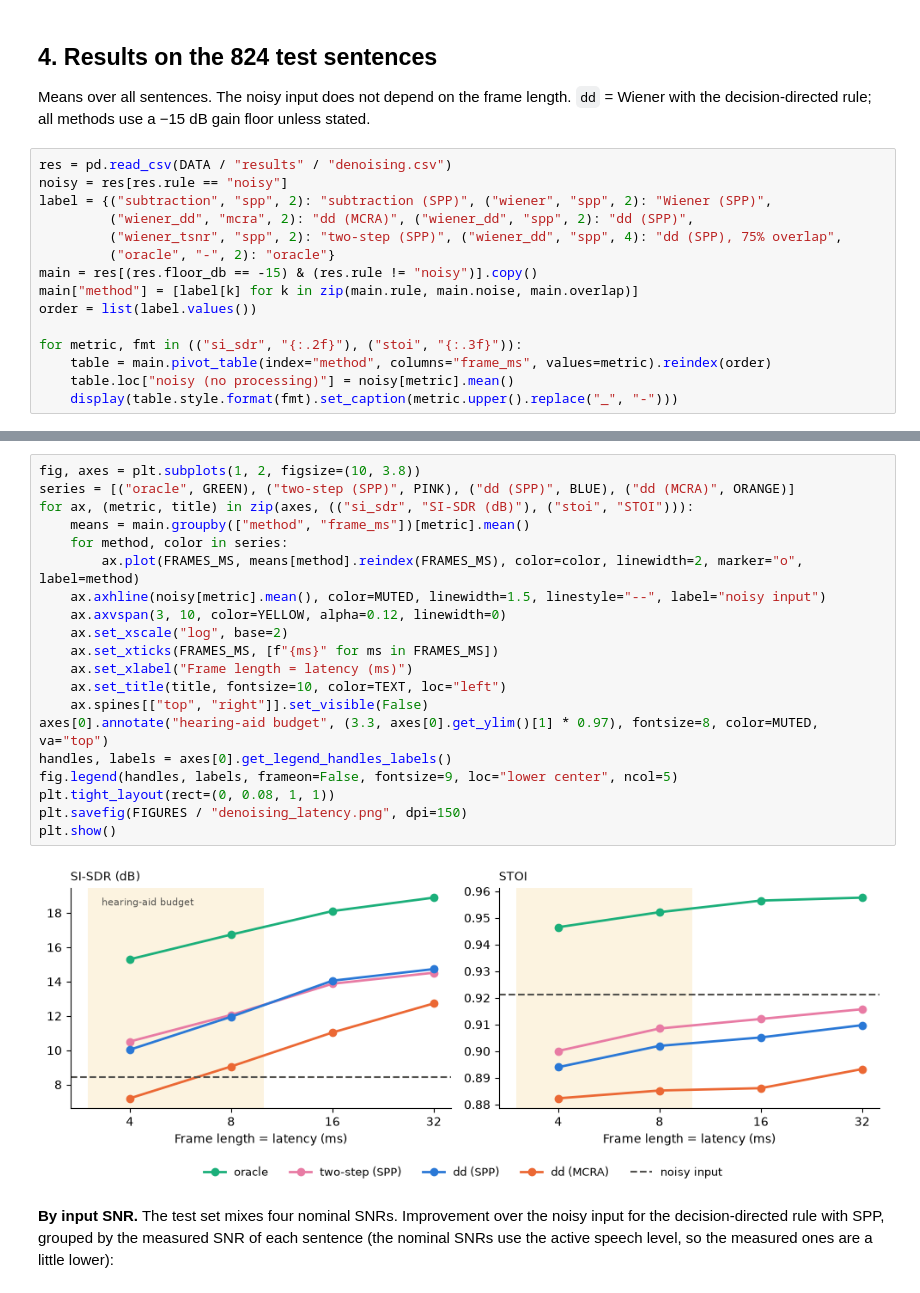
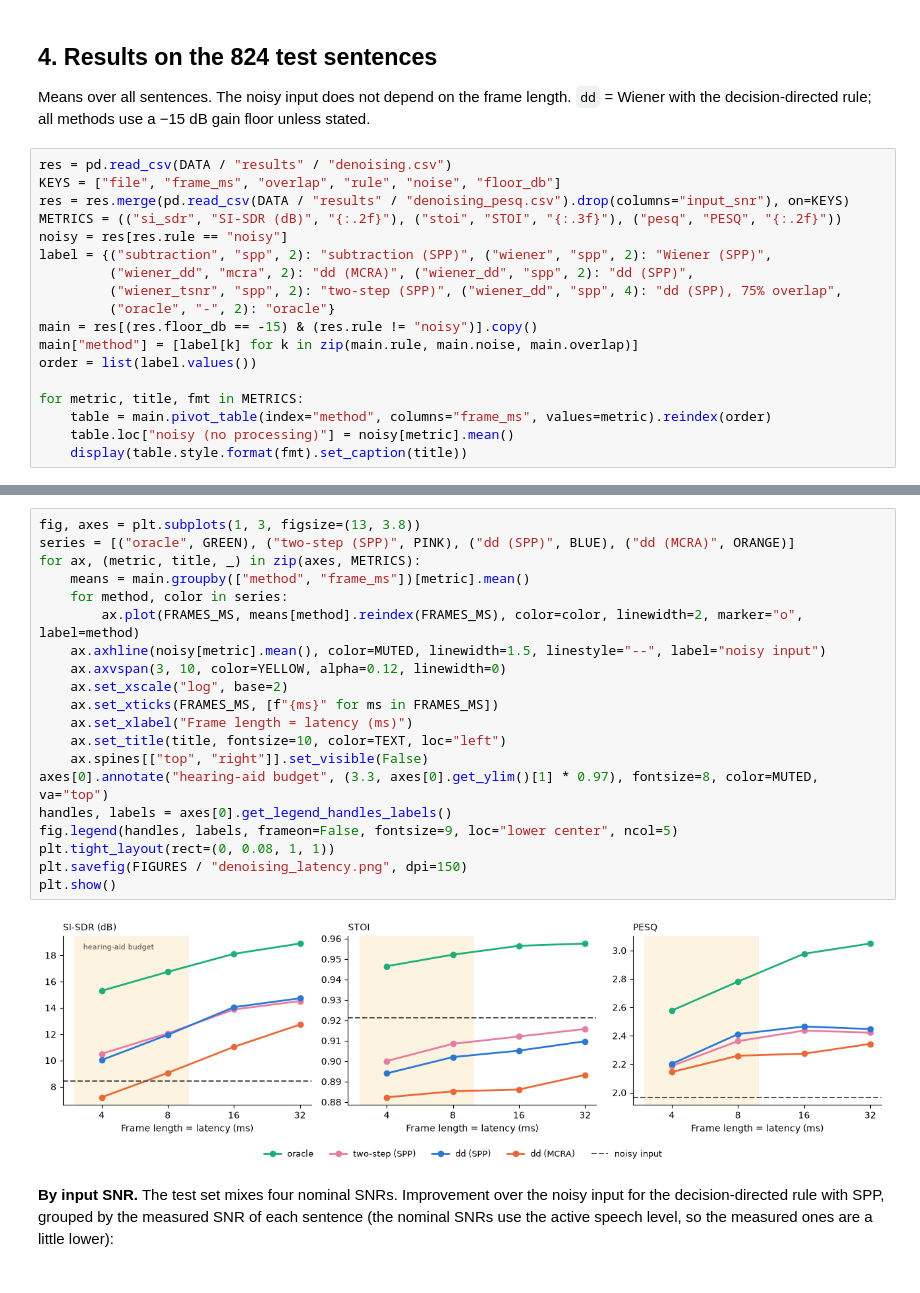
Before and after one commit to victor-merino-hub/audiolab, a Jupyter notebook: notebooks/07_noise_reduction.ipynb, the cells around one changed output, grey strips where cells are left out. Saved outputs shown, nothing was run; the diff lists cells and outputs as text.

```diff
--- a/notebooks/07_noise_reduction.ipynb
+++ b/notebooks/07_noise_reduction.ipynb
@@ -212,6 +212,9 @@ Means over all sentences. The noisy input does not depend on the frame length. `
 decision-directed rule; all methods use a −15 dB gain floor unless stated.
 # %%
 res = pd.read_csv(DATA / "results" / "denoising.csv")
+KEYS = ["file", "frame_ms", "overlap", "rule", "noise", "floor_db"]
+res = res.merge(pd.read_csv(DATA / "results" / "denoising_pesq.csv").drop(columns="input_snr"), on=KEYS)
+METRICS = (("si_sdr", "SI-SDR (dB)", "{:.2f}"), ("stoi", "STOI", "{:.3f}"), ("pesq", "PESQ", "{:.2f}"))
 noisy = res[res.rule == "noisy"]
 label = {("subtraction", "spp", 2): "subtraction (SPP)", ("wiener", "spp", 2): "Wiener (SPP)",
          ("wiener_dd", "mcra", 2): "dd (MCRA)", ("wiener_dd", "spp", 2): "dd (SPP)",
@@ -221,8 +224,8 @@ main = res[(res.floor_db == -15) & (res.rule != "noisy")].copy()
 main["method"] = [label[k] for k in zip(main.rule, main.noise, main.overlap)]
 order = list(label.values())
 
-for metric, fmt in (("si_sdr", "{:.2f}"), ("stoi", "{:.3f}")):
+for metric, title, fmt in METRICS:
     table = main.pivot_table(index="method", columns="frame_ms", values=metric).reindex(order)
     table.loc["noisy (no processing)"] = noisy[metric].mean()
-    display(table.style.format(fmt).set_caption(metric.upper().replace("_", "-")))
+    display(table.style.format(fmt).set_caption(title))
 # %% [output]
@@ -251,25 +265,25 @@ STOI
 # %%
-fig, axes = plt.subplots(1, 2, figsize=(10, 3.8))
+fig, axes = plt.subplots(1, 3, figsize=(13, 3.8))
 series = [("oracle", GREEN), ("two-step (SPP)", PINK), ("dd (SPP)", BLUE), ("dd (MCRA)", ORANGE)]
-for ax, (metric, title) in zip(axes, (("si_sdr", "SI-SDR (dB)"), ("stoi", "STOI"))):
+for ax, (metric, title, _) in zip(axes, METRICS):
     means = main.groupby(["method", "frame_ms"])[metric].mean()
     for method, color in series:
         ax.plot(FRAMES_MS, means[method].reindex(FRAMES_MS), color=color, linewidth=2, marker="o", label=method)
     ax.axhline(noisy[metric].mean(), color=MUTED, linewidth=1.5, linestyle="--", label="noisy input")
     ax.axvspan(3, 10, color=YELLOW, alpha=0.12, linewidth=0)
     ax.set_xscale("log", base=2)
     ax.set_xticks(FRAMES_MS, [f"{ms}" for ms in FRAMES_MS])
     ax.set_xlabel("Frame length = latency (ms)")
     ax.set_title(title, fontsize=10, color=TEXT, loc="left")
     ax.spines[["top", "right"]].set_visible(False)
 axes[0].annotate("hearing-aid budget", (3.3, axes[0].get_ylim()[1] * 0.97), fontsize=8, color=MUTED, va="top")
 handles, labels = axes[0].get_legend_handles_labels()
 fig.legend(handles, labels, frameon=False, fontsize=9, loc="lower center", ncol=5)
 plt.tight_layout(rect=(0, 0.08, 1, 1))
 plt.savefig(FIGURES / "denoising_latency.png", dpi=150)
 plt.show()
 # %% [output]
-[figure, old version]
+[figure, new version]
 # %% [markdown]
 **By input SNR.** The test set mixes four nominal SNRs. Improvement over the noisy input for the
 decision-directed rule with SPP, grouped by the measured SNR of each sentence (the nominal SNRs use the
```
Also changed, not shown: parts of 9 cells of this notebook, 4 other files.
